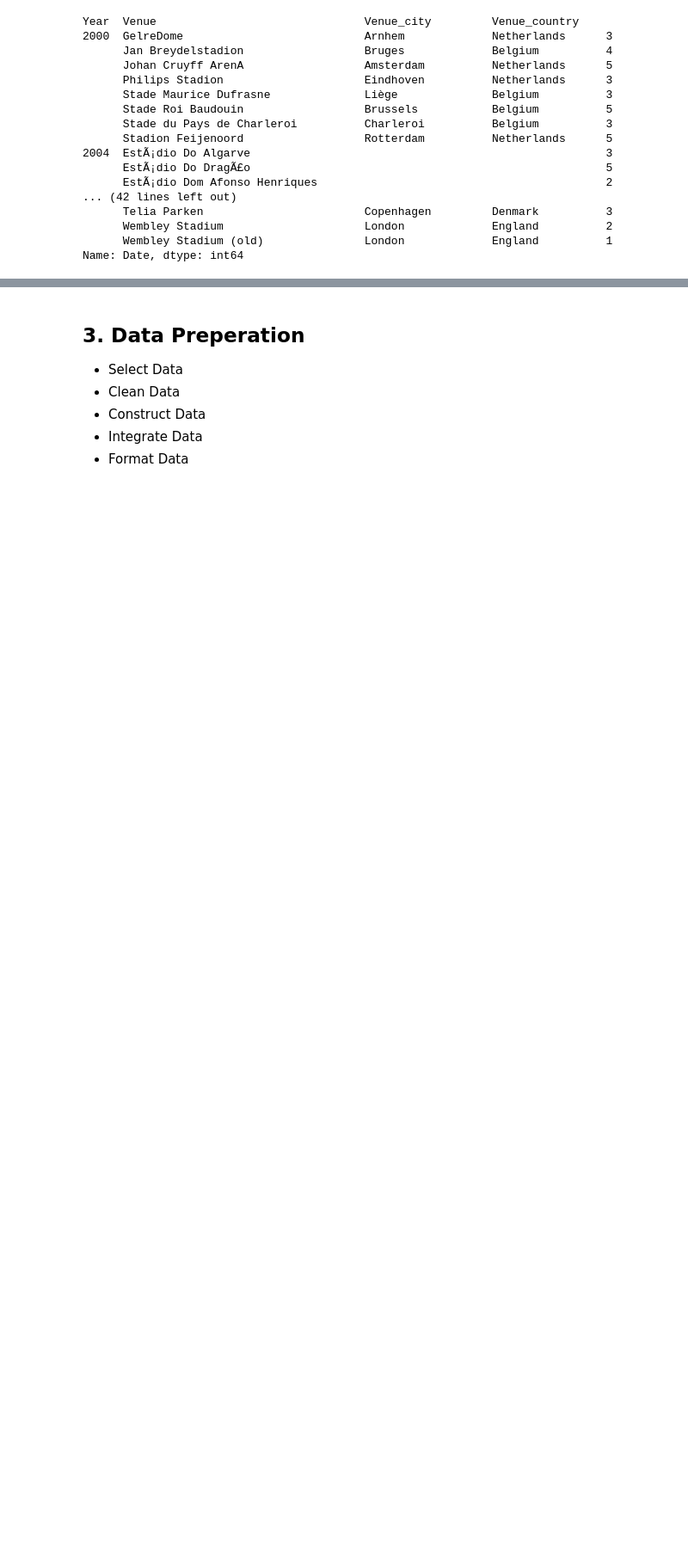
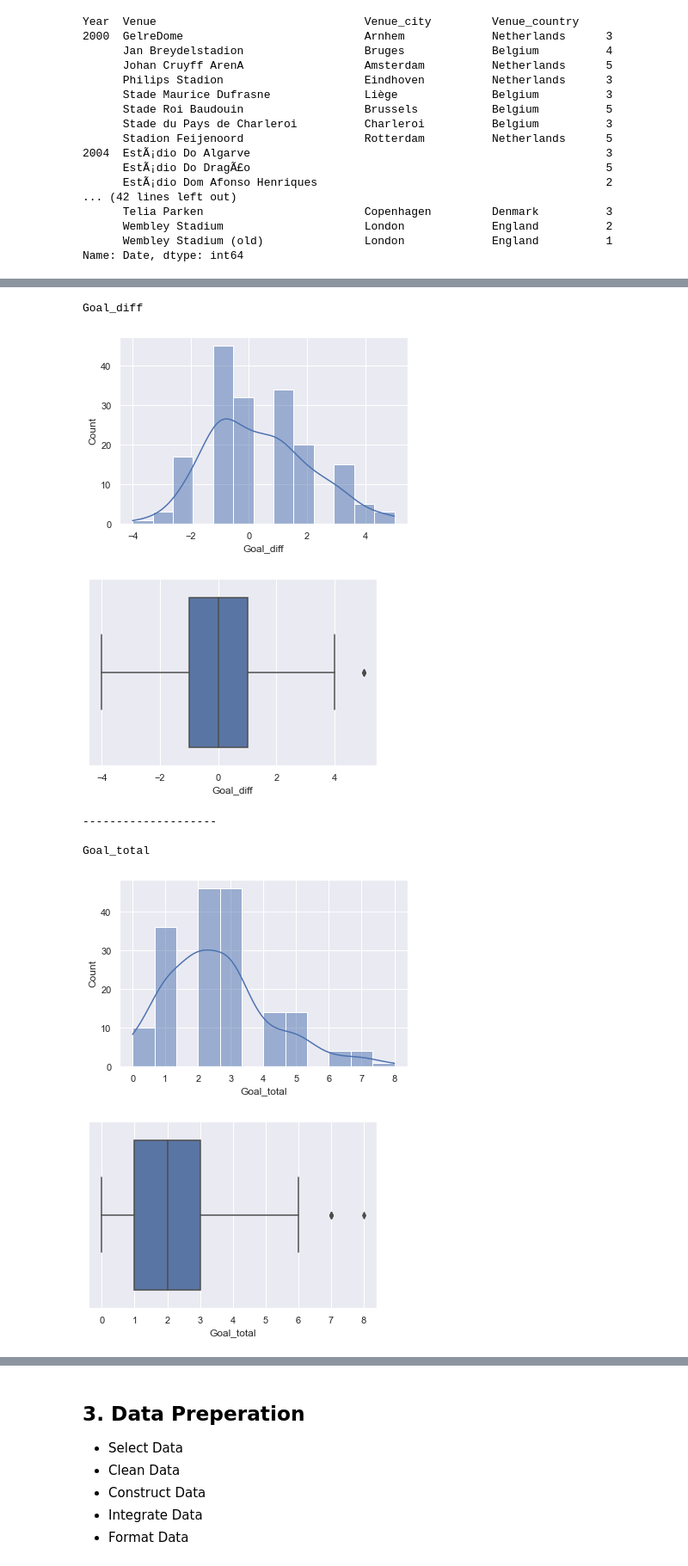
Before and after one commit to deacona/the-ball-is-round, a Jupyter notebook: notebooks/intl_02_euro_2020.ipynb, the cells around one changed output, grey strips where cells are left out. Shown at 86% size. Drawn from its saved outputs; the diff is of its cells as text; code cells hidden in the pictures; blank space fills up the shorter version.

```diff
--- a/notebooks/intl_02_euro_2020.ipynb
+++ b/notebooks/intl_02_euro_2020.ipynb
@@ -55,6 +55,12 @@
 # %%
 import pandas as pd
 import os
+import numpy as np
+
+import matplotlib.pyplot as plt
+plt.style.use("seaborn-whitegrid")
+import seaborn as sns
+sns.set()
 
 import src.utilities as utilities
 # %%
@@ -81,3 +87,12 @@ Data columns (total 25 columns):
  24  Home_2         211 non-null    int64
 dtypes: float64(5), int64(4), object(16)
 memory usage: 41.3+ KB
+# %%
+match = match[['Round', 'Day', 'Date', 'Time', 'Team_1', 'Team_2',
+       'Year', 'Goals_1', 'Goals_2',
+       'Goal_diff', 'Venue', 'Venue_country', 'Venue_city', 'Home_1',
+       'Home_2']]
+
+match["Goal_total"] = match.Goals_1 + match.Goals_2
+
+match.describe(include="all").T
@@ -132,0 +139,22 @@ match.describe(include="all").T
+# %%
+def metric_histograms(df, metrics):
+#     df = df_in.dropna(subset=[metric]).fillna("NULL")
+    for metric in metrics:
+        print("\n{0}\n".format(metric))
+#         df[metric].hist()
+        sns.histplot(data=df, x=metric, kde=True)
+        plt.show()
+        sns.boxplot(x=df[metric])
+        plt.show()
+        print("\n--------------------")
+
+metric_histograms(match, ["Goal_diff", "Goal_total"])
+# %% [output]
+Goal_diff
+[figure, added]
+[figure, added]
+--------------------
+
+Goal_total
+[figure, added]
+[figure, added]
```
Also changed, not shown: parts of 14 cells of this notebook.
